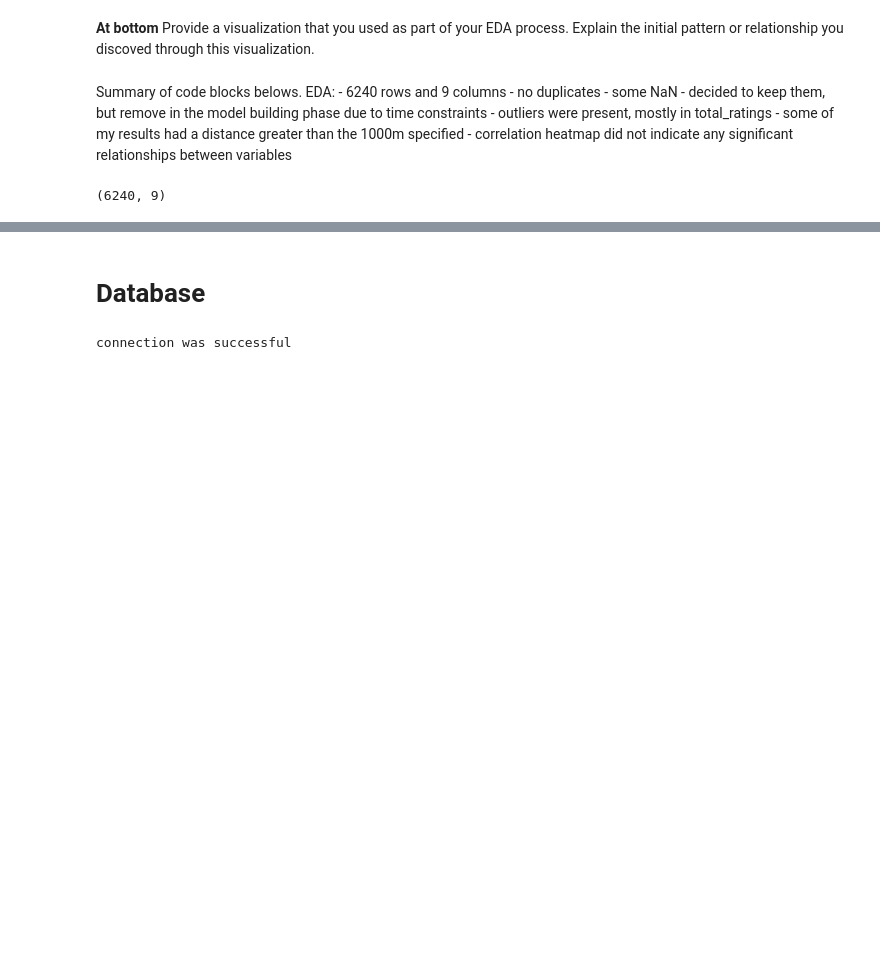
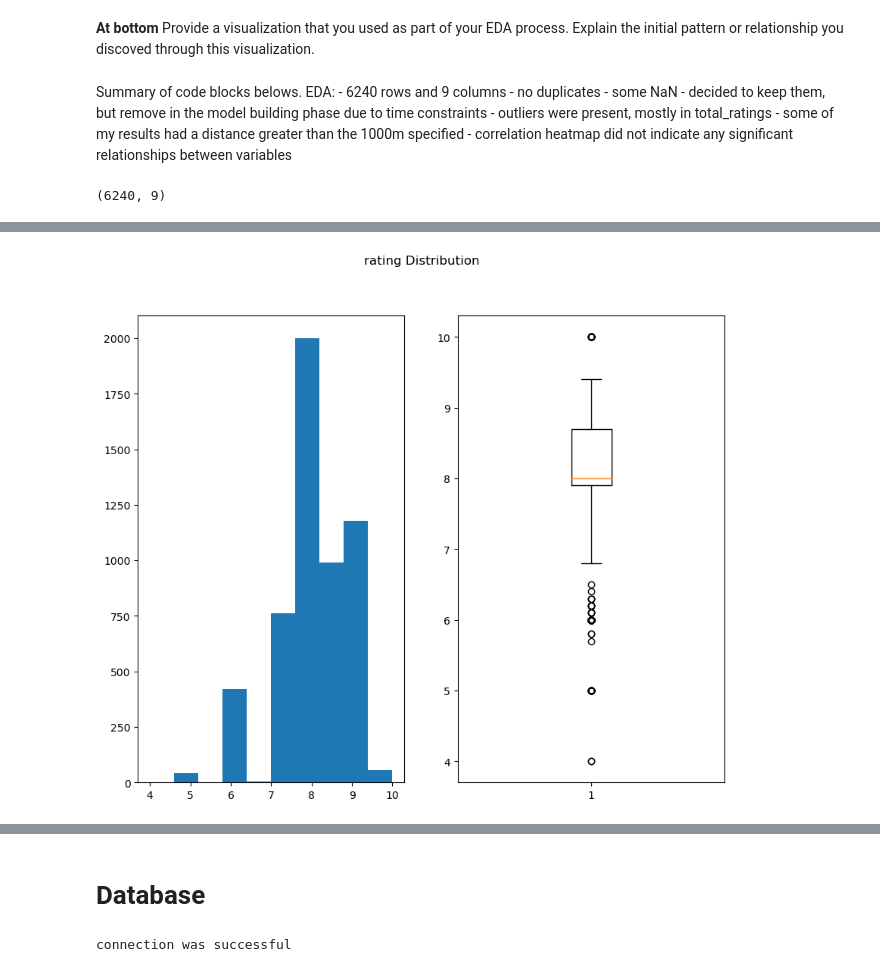
Before and after one commit to SBangarh/Bike-station-and-destination-location, a Jupyter notebook: notebooks/joining_data.ipynb, the cells around one changed output, grey strips where cells are left out. Saved outputs shown, nothing was run; the diff lists cells and outputs as text; code cells hidden in the pictures; blank space fills up the shorter version.

```diff
--- a/notebooks/joining_data.ipynb
+++ b/notebooks/joining_data.ipynb
@@ -70,0 +178,5 @@ sns.boxplot(x=combined_df_final['total_ratings'])
+# %%
+#distribution for rating
+plot_boxplot_histogram(combined_df_final, 'rating')
+# %% [output]
+[figure, added]
```
Also changed, not shown: parts of 56 cells of this notebook, 6 other files.
